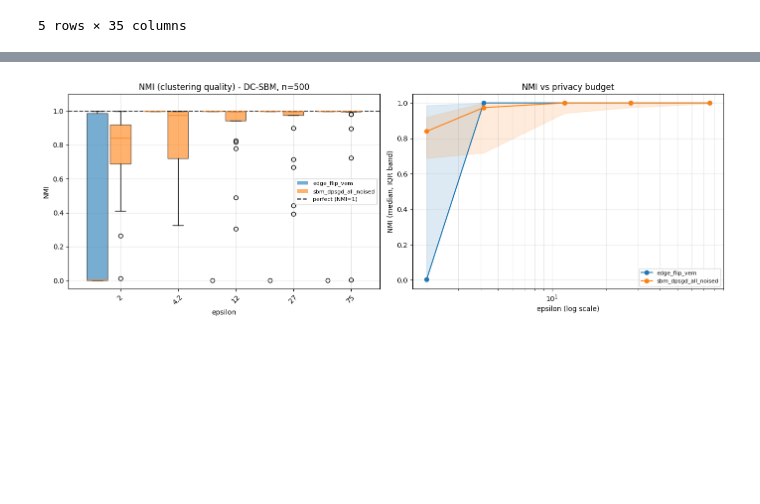
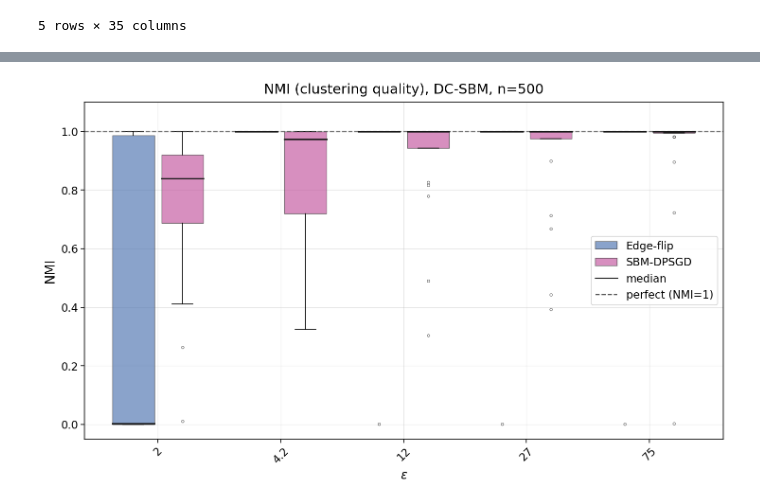
Before and after one commit to hungndo/Privacy_Network_Embeddings, a Jupyter notebook: analysis_dcsbm_synthetic_graph.ipynb, the cells around one changed output, grey strips where cells are left out. Cells and saved outputs as stored; diff of their text form; code cells hidden in the pictures; blank space fills up the shorter version.

```diff
--- a/analysis_dcsbm_synthetic_graph.ipynb
+++ b/analysis_dcsbm_synthetic_graph.ipynb
@@ -120,61 +127,48 @@ plt.show()
 # %%
 # ── NMI vs epsilon ─────────────────────────────────────────────────────────
+# Single large panel of per-epsilon boxplots. (The median-trend/IQR-band panel
+# that used to sit alongside it was dropped -- it restated the boxplots'
+# medians and quartiles as a line, so it carried no information the boxes did
+# not already show.)
+# Colours/labels/median style come from plot_style.py so every figure in the
+# thesis uses the same colour for the same method.
 import matplotlib.pyplot as plt
 from matplotlib.patches import Patch
 from matplotlib.lines import Line2D
 
-colors = plt.cm.tab10.colors
+from plot_style import (apply_style, figsize, grouped_boxplot, method_color,
+                        method_label, order_methods, reference_line,
+                        BOX_ALPHA, MEDIAN_COLOR, REFERENCE_COLOR)
+
+apply_style()
+
+methods = order_methods(methods)
 eps_vals = sorted(df["epsilon"].unique())
-width = 0.8 / len(methods)
 
-fig, axes = plt.subplots(1, 2, figsize=(14, 5))
+# Per-panel inches before FIG_SCALE -- the single knob for retuning size.
+PANEL_W, PANEL_H = 10.0, 6.0
 
-# (a) boxplots per epsilon
-ax = axes[0]
-data, positions = [], []
-for e_idx, eps in enumerate(eps_vals):
-    for m_idx, method in enumerate(methods):
-        vals = df[(df["epsilon"] == eps) & (df["method"] == method)]["nmi"].dropna()
-        if len(vals) == 0:
-            continue
-        data.append(vals.values)
-        positions.append(e_idx + (m_idx - len(methods) / 2) * width)
-bp = ax.boxplot(data, positions=positions, widths=width * 0.9, patch_artist=True)
-for i, patch in enumerate(bp["boxes"]):
-    patch.set_facecolor(colors[(i % len(methods)) % len(colors)])
-    patch.set_alpha(0.6)
-ax.axhline(1.0, color="black", linestyle="--", alpha=0.7, linewidth=1.5)
+fig, ax = plt.subplots(figsize=figsize(PANEL_W, PANEL_H))
+
+grouped_boxplot(ax, df, "nmi", methods=methods, x_values=eps_vals)
+reference_line(ax, 1.0)
 ax.set_ylim(-0.05, 1.1)
-ax.set_xticks(range(len(eps_vals)))
-ax.set_xticklabels([f"{e:.2g}" for e in eps_vals], rotation=45)
-ax.set_xlabel("epsilon"); ax.set_ylabel("NMI")
-ax.set_title("NMI (clustering quality) - DC-SBM, n=500")
-ax.grid(alpha=0.3)
-legend_elems = [Patch(facecolor=colors[i % len(colors)], alpha=0.6, label=m)
-                for i, m in enumerate(methods)]
-legend_elems.append(Line2D([0], [0], color="black", linestyle="--", label="perfect (NMI=1)"))
-ax.legend(handles=legend_elems, fontsize=8)
+ax.set_xlabel(r"$\epsilon$")
+ax.set_ylabel("NMI", fontsize=18)
+ax.set_title("NMI (clustering quality), DC-SBM, n=500", fontsize=19, pad=12)
 
-# (b) median trend with IQR band
-ax = axes[1]
-for m_idx, method in enumerate(methods):
-    sub = df[df["method"] == method]
-    g = sub.groupby("epsilon")["nmi"]
-    ev = sorted(g.groups.keys())
-    med = [g.get_group(e).median() for e in ev]
-    q1 = [g.get_group(e).quantile(0.25) for e in ev]
-    q3 = [g.get_group(e).quantile(0.75) for e in ev]
-    ax.plot(ev, med, marker="o", color=colors[m_idx % len(colors)], label=method)
-    ax.fill_between(ev, q1, q3, color=colors[m_idx % len(colors)], alpha=0.15)
-ax.set_xscale("log")
-ax.set_xlabel("epsilon (log scale)"); ax.set_ylabel("NMI (median, IQR band)")
-ax.set_ylim(-0.05, 1.05)
-ax.set_title("NMI vs privacy budget")
-ax.grid(alpha=0.3, which="both"); ax.legend(fontsize=8)
+handles = [Patch(facecolor=method_color(m), alpha=BOX_ALPHA, edgecolor="#333333",
+                 label=method_label(m)) for m in methods]
+handles += [
+    Line2D([0], [0], color=MEDIAN_COLOR, linewidth=2.0, label="median"),
+    Line2D([0], [0], color=REFERENCE_COLOR, linestyle="--", linewidth=1.6,
+           label="perfect (NMI=1)"),
+]
+ax.legend(handles=handles, fontsize=15, loc="best")
 
 plt.tight_layout()
 plt.show()
 # %% [output]
-[figure, old version]
+[figure, new version]
 # %%
 # ── Estimated beta vs epsilon ──────────────────────────────────────────────
```
Also changed, not shown: parts of 3 cells of this notebook, 15 other files.
